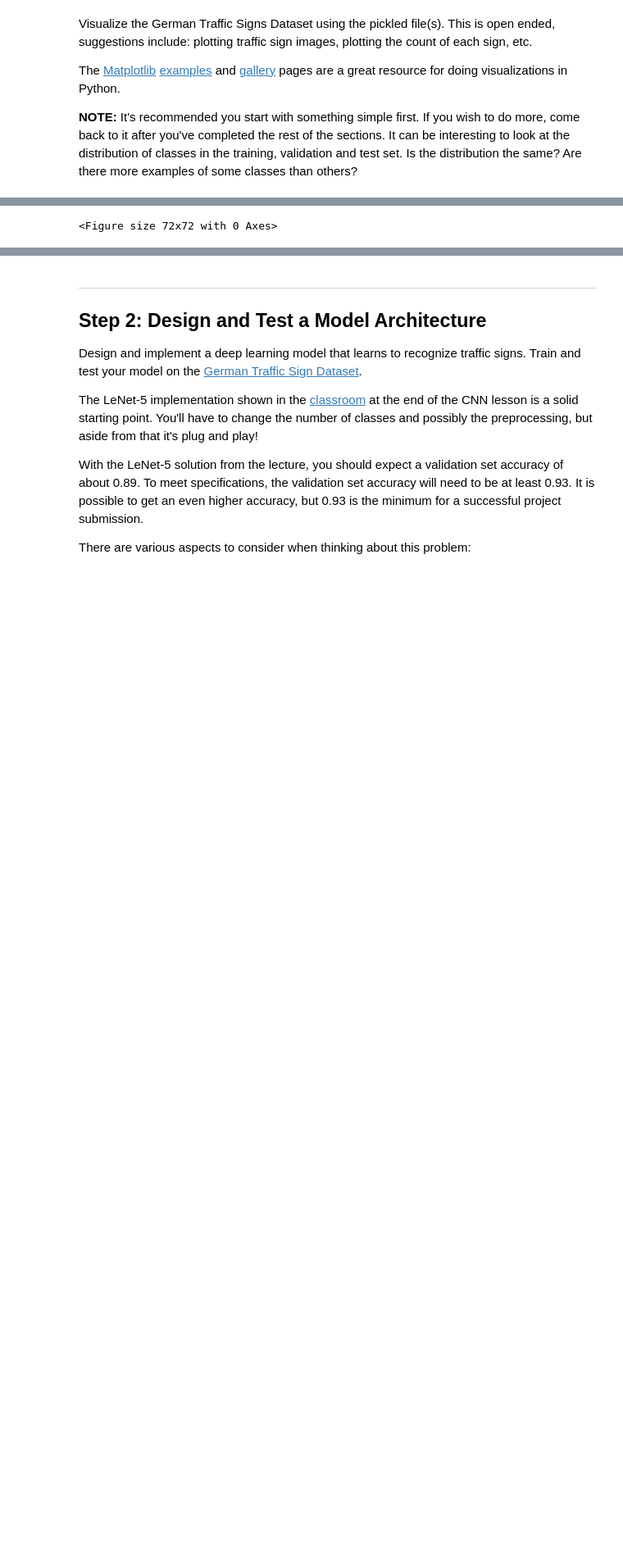
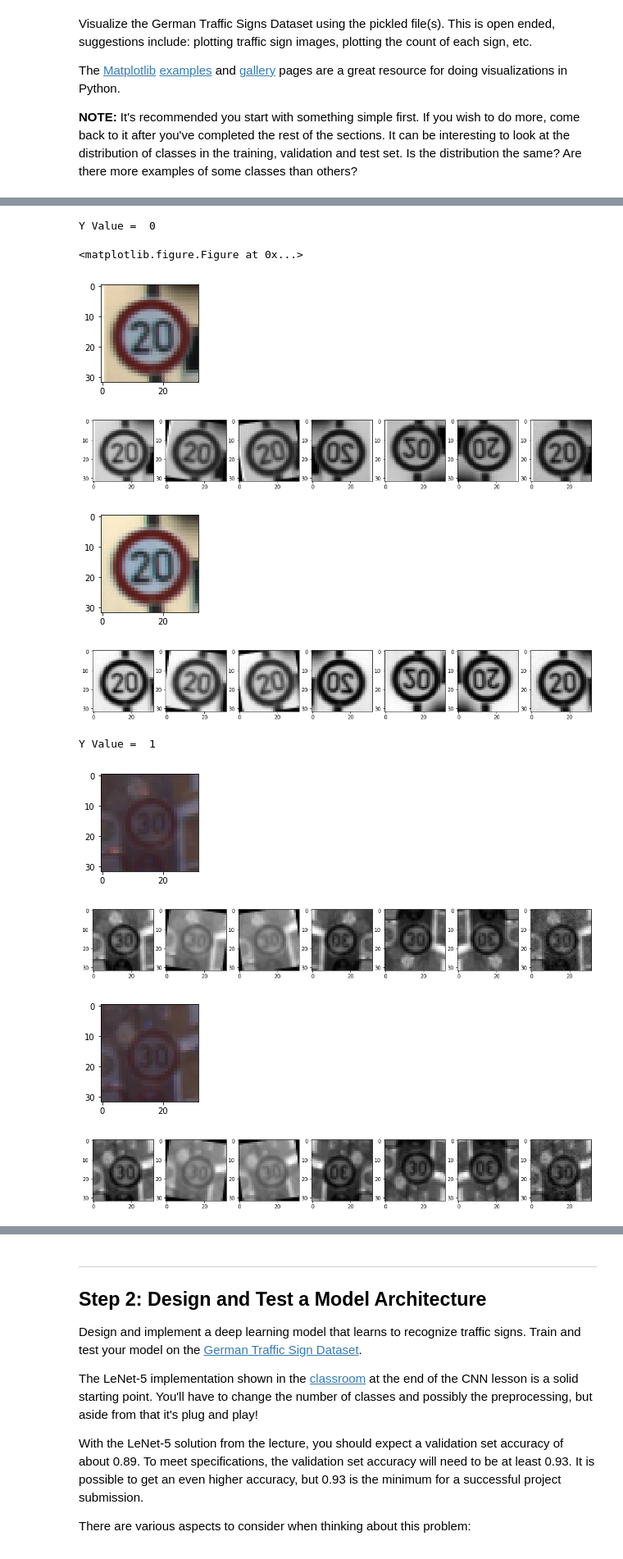
Before and after one commit to singh-arulraj/Traffic_Sign_Classifier, a Jupyter notebook: Traffic_Sign_Classifier.ipynb, the cells around one changed output, grey strips where cells are left out. Shown at 82% size. Cells and saved outputs as stored; diff of their text form; code cells hidden in the pictures; blank space fills up the shorter version.

```diff
--- a/Traffic_Sign_Classifier.ipynb
+++ b/Traffic_Sign_Classifier.ipynb
@@ -210,12 +207,11 @@ def plotExamples(im):
     fig = plt.figure(figsize= (20,20))
 
     fig.add_subplot(1, number_of_augmentation + 1, 2)
-    plt.imshow(augmentGamma(im, 2), cmap = 'gray')
+    plt.imshow(augmentGamma(im,2), cmap = 'gray')
 
 
     #fig.add_subplot(1, number_of_augmentation + 1, 1)
     #plt.imshow(im, cmap = 'gray')
-
 
 
     fig.add_subplot(1, number_of_augmentation + 1, 3)
@@ -240,34 +236,44 @@ def plotExamples(im):
     #plt.imshow(augmentGamma(im), cmap = 'gray')
 
 
-
     plt.show()
 
 
 def plotColor(im):
     im = cv2.cvtColor(im, cv2.COLOR_BGR2GRAY)
     fig = plt.figure(figsize= (1,1))
     plt.imshow(im)
     plt.show()
 
 def plotSamples():
     for i in range(len(image_unique[1])):
         im = X_train[image_unique[1][i]].squeeze()
         print("Y Value = ", image_unique[0][i])
+
         #Plot 1
         plotExamples(im)
         count = 0
         #Plot 5 examples
         for j in range(image_unique[1][i]+1, n_train):
             if (image_unique[0][i] == y_train[j]):
                 plotExamples(X_train[j])
                 count += 1
             if count >= 0:
                 break
 
-#plotSamples()
+plotSamples()
 #plt.imshow(X_train[image_unique[1][0]].squeeze())
 #plt.show()
 #print(y_train[index])
 # %% [output]
-<Figure size 72x72 with 0 Axes>
+Y Value =  0
+<matplotlib.figure.Figure at 0x...>
+[figure, added]
+[figure, added]
+[figure, added]
+[figure, added]
+Y Value =  1
+[figure, added]
+[figure, added]
+[figure, added]
+[figure, added]
```
Also changed, not shown: parts of 13 cells of this notebook, 19 other files.
